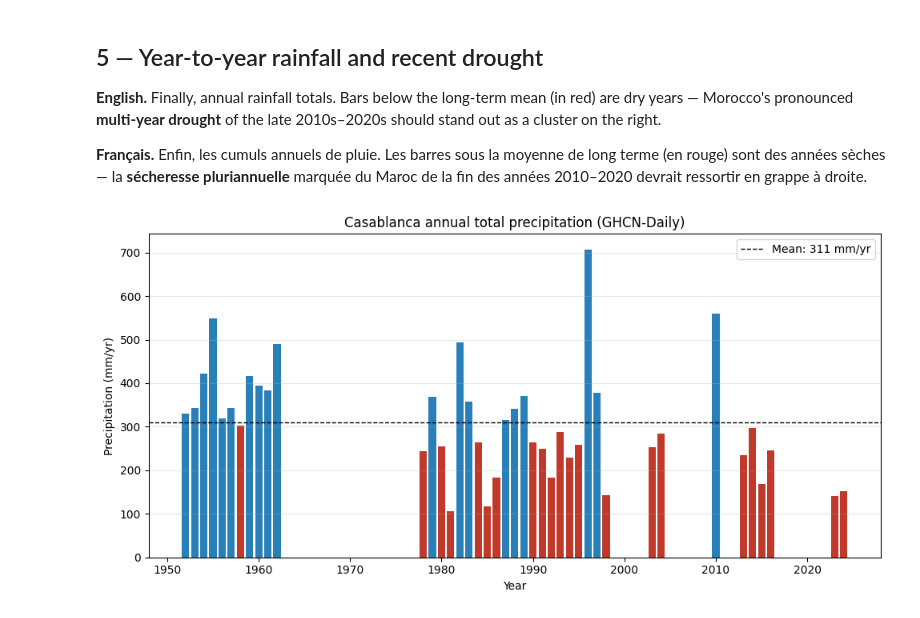
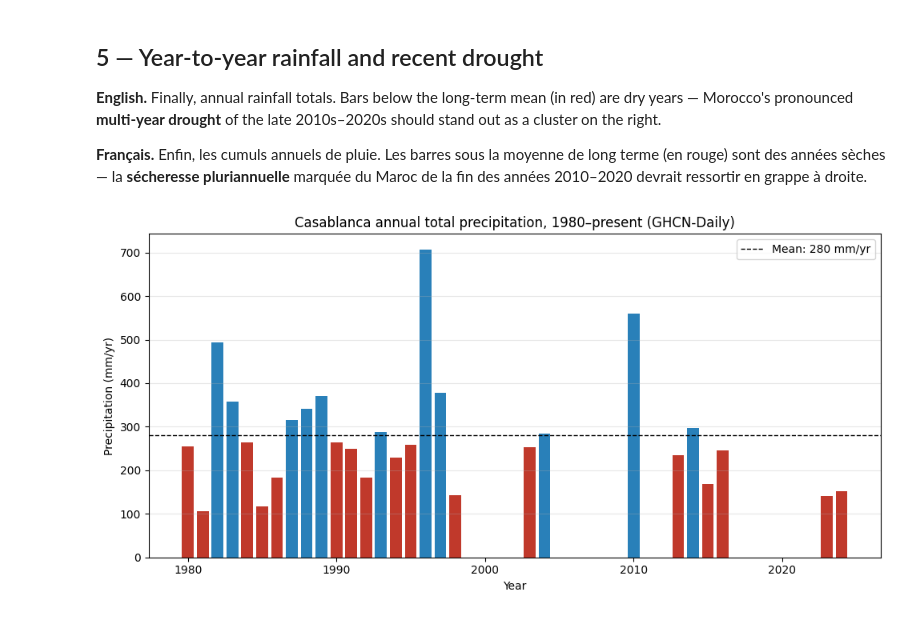
Before and after one commit to redouanelg/climatsuds-tutorials, a Jupyter notebook: Data_Access/casablanca_ghcn_station_observations.ipynb, the cells around one changed output. Saved outputs shown, nothing was run; the diff lists cells and outputs as text; code cells hidden in the pictures.

```diff
--- a/Data_Access/casablanca_ghcn_station_observations.ipynb
+++ b/Data_Access/casablanca_ghcn_station_observations.ipynb
@@ -96,6 +101,7 @@ if "PRCP" in wide:                                    # 2. tenths of mm -> mm
     wide["PRCP"] = wide["PRCP"] / 10.0
 
 wide = wide[[c for c in ["TMIN", "TMAX", "TAVG", "PRCP"] if c in wide]]  # 3. tidy order
+wide = wide.loc["1980":]                              # 4. focus on the modern period
 print(wide.shape)
 wide.tail()
 # %% [output]
@@ -197,23 +204,23 @@ droite.
 # %%
 prcp = wide["PRCP"].dropna()
 annual_p = prcp.resample("YS").sum()
 pcount = prcp.resample("YS").count()
 annual_p = annual_p[pcount >= 300]                   # well-sampled years only
 mean_p = annual_p.mean()
 
 colors = ["#c0392b" if v < mean_p else "#2980b9" for v in annual_p.values]
 plt.figure(figsize=(10, 5))
 plt.bar(annual_p.index.year, annual_p.values, color=colors)
 plt.axhline(mean_p, color="k", ls="--", lw=1, label=f"Mean: {mean_p:.0f} mm/yr")
-plt.title("Casablanca annual total precipitation (GHCN-Daily)")
+plt.title("Casablanca annual total precipitation, 1980–present (GHCN-Daily)")
 plt.ylabel("Precipitation (mm/yr)")
 plt.xlabel("Year")
 plt.legend()
 plt.grid(alpha=0.3, axis="y")
 plt.tight_layout()
 plt.show()
 # %% [output]
-[figure, old version]
+[figure, new version]
 # %% [markdown]
 ## Going further · Pour aller plus loin
 
```
Also changed, not shown: parts of 8 cells of this notebook, 1 other file.
